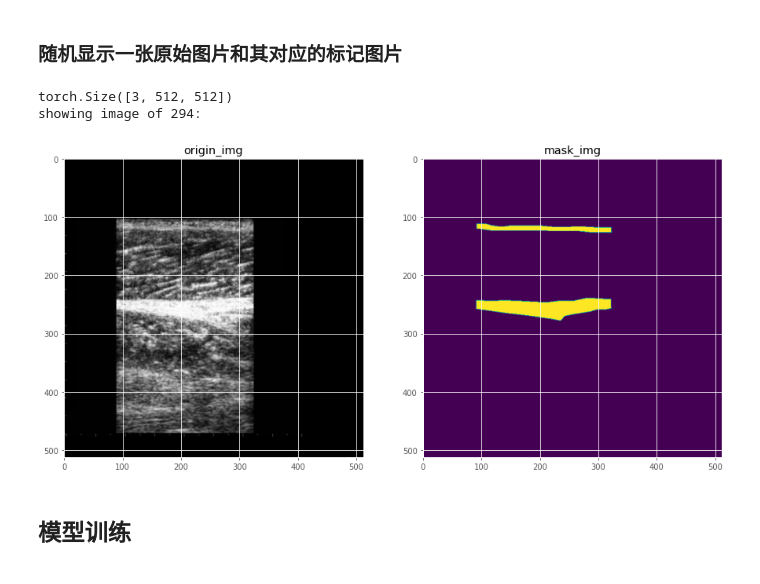
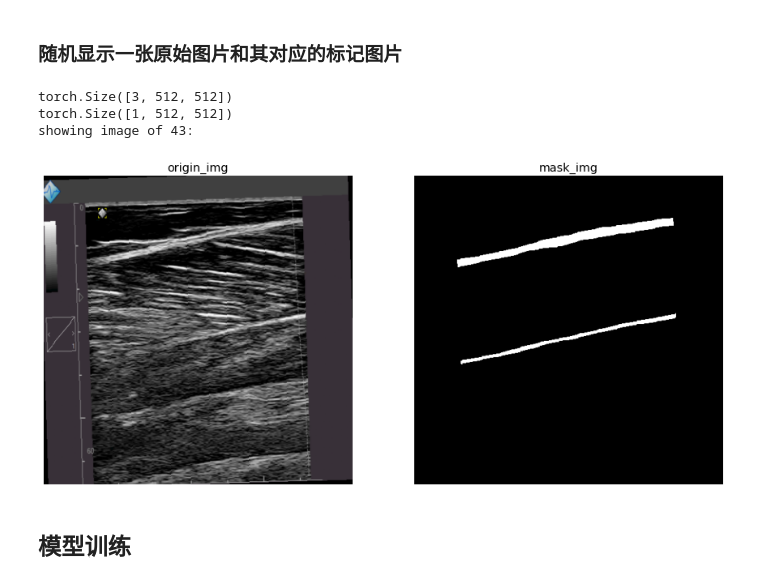
Before and after one commit to DG-Wangtao/deeplearning, a Jupyter notebook: medical/unext.ipynb, the cells around one changed output. Drawn from its saved outputs; the diff is of its cells as text; code cells hidden in the pictures.

```diff
--- a/medical/unext.ipynb
+++ b/medical/unext.ipynb
@@ -544,7 +554,7 @@ class UNext_S(nn.Module):
 class APODataSet(Dataset):
     # 格式不对的异常数据
     invalid_img = [10, 184, 185]
-    def __init__(self, img_dir, mask_dir: str, size, channels = 3) -> None:
+    def __init__(self, img_dir, mask_dir: str, size) -> None:
         # 获取所有图片路径
         self.img_paths = list(Path(img_dir).glob("*"))
         self.mask_paths = list(Path(mask_dir).glob("*"))
@@ -553,28 +563,27 @@ class APODataSet(Dataset):
             del self.mask_paths[idx]
 
 
-        transformers = [
-            transforms.Resize(size),
-            transforms.ToTensor()
-        ]
-        if channels == 1:
-            transformers.insert(0, transforms.Grayscale(num_output_channels=1))
-
         # 设置 transforms
-        self.transform = transforms.Compose(transformers)
+        self.transform = transforms.Compose([     transforms.Resize(size),
+                                             transforms.RandomHorizontalFlip(),  # 随机水平翻转
+                                             transforms.RandomVerticalFlip(),    # 随机垂直旋转
+                                             transforms.RandomRotation(10) ,     # 随机旋转 （-10,10）度
+                                             transforms.ToTensor()
+#                                              , v2.ConvertImageDtype()
+                                            ])
 #         self.transform = transforms.Compose([transforms.PILToTensor()])
 
     # 使用函数加载原始图像
     def load_orig_image(self, index: int) -> Image.Image:
         "Opens an image via a path and returns it."
         image_path = self.img_paths[index]
-        return Image.open(image_path)
+        return Image.open(image_path).copy()
 
     # 使用函数加载tmask图像
     def load_mask_image(self, index: int) -> Image.Image:
         "Opens an image via a path and returns it."
         image_path = self.mask_paths[index]
-        return Image.open(image_path)
+        return Image.open(image_path).copy()
 
     #  重写 __len__() 方法 (optional but recommended for subclasses of torch.utils.data.Dataset)
     def __len__(self) -> int:
@@ -587,12 +596,12 @@ class APODataSet(Dataset):
         orig_img = self.load_orig_image(index)
         mask_img = self.load_mask_image(index)
 
+        seed = np.random.randint(2147483647)
+        torch.manual_seed(seed)   # 指定同样的随机种子，以保证图片和label的旋转（水平、垂直和rotation）一致
         orig_img = self.transform(orig_img)
+        torch.manual_seed(seed)  # 指定同样的随机种子，以保证图片和label的旋转（水平、垂直和rotation）一致
         mask_img = self.transform(mask_img)
-#         mask_img = mask_img[0]
-#         if orig_img.size()[0] != 3:
-#             print("{}: orig_img size: {}".format(index,orig_img.size()))
-#             return None
-        # return data, mask (X, y)
+
+        mask_img = torch.where(mask_img>0.5,torch.ones_like(mask_img),torch.zeros_like(mask_img))
         return orig_img, mask_img
 # %%
@@ -634,26 +645,33 @@ print("[done]")
 # %%
 idx = random.randint(0, len(dataset))
 orig_img, mask_img = dataset[idx]
+
 print(orig_img.size())
+print(mask_img.size())
 
-transform = transforms.ToPILImage()
+
 print("showing image of {}: ".format(idx))
 
-orig_img = transform(orig_img)
-mask_img = transform(mask_img)
+orig_img = orig_img.cpu().numpy().transpose(1, 2, 0)
+mask_img = mask_img.cpu().numpy().transpose(1, 2, 0)
 
 fig, (ax1, ax2) = plt.subplots(1, 2, figsize = (15, 12))
 
 ax1.imshow(orig_img)
+ax1.grid(False)
+ax1.axis('off')
 ax1.set_title("origin_img")
 
-ax2.imshow(mask_img)
+ax2.imshow(mask_img, cmap="gray")
+ax2.grid(False)
+ax2.axis('off')
 ax2.set_title("mask_img")
 
 plt.show()
 # %% [output]
 torch.Size([3, 512, 512])
-showing image of 294:
+torch.Size([1, 512, 512])
+showing image of 43:
-[figure, old version]
+[figure, new version]
 # %% [markdown]
 ## 模型训练
```
Also changed, not shown: parts of 9 cells of this notebook.
